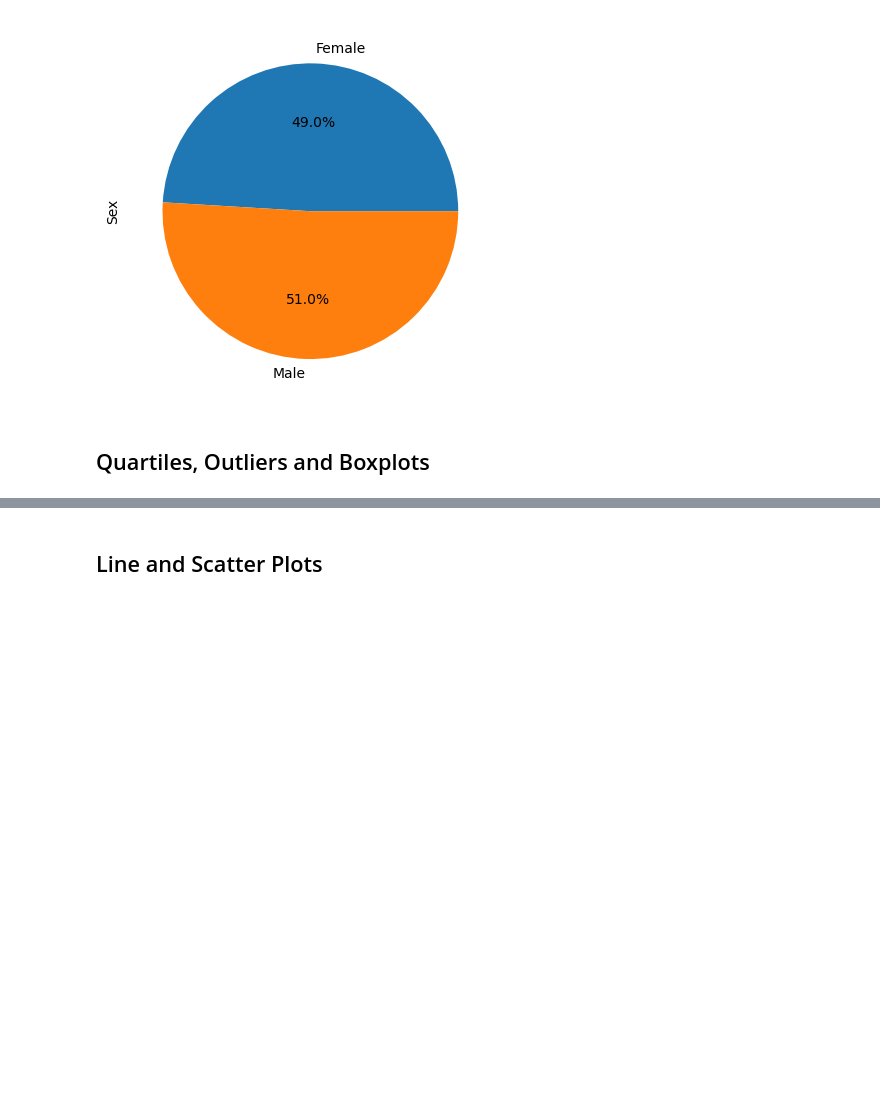
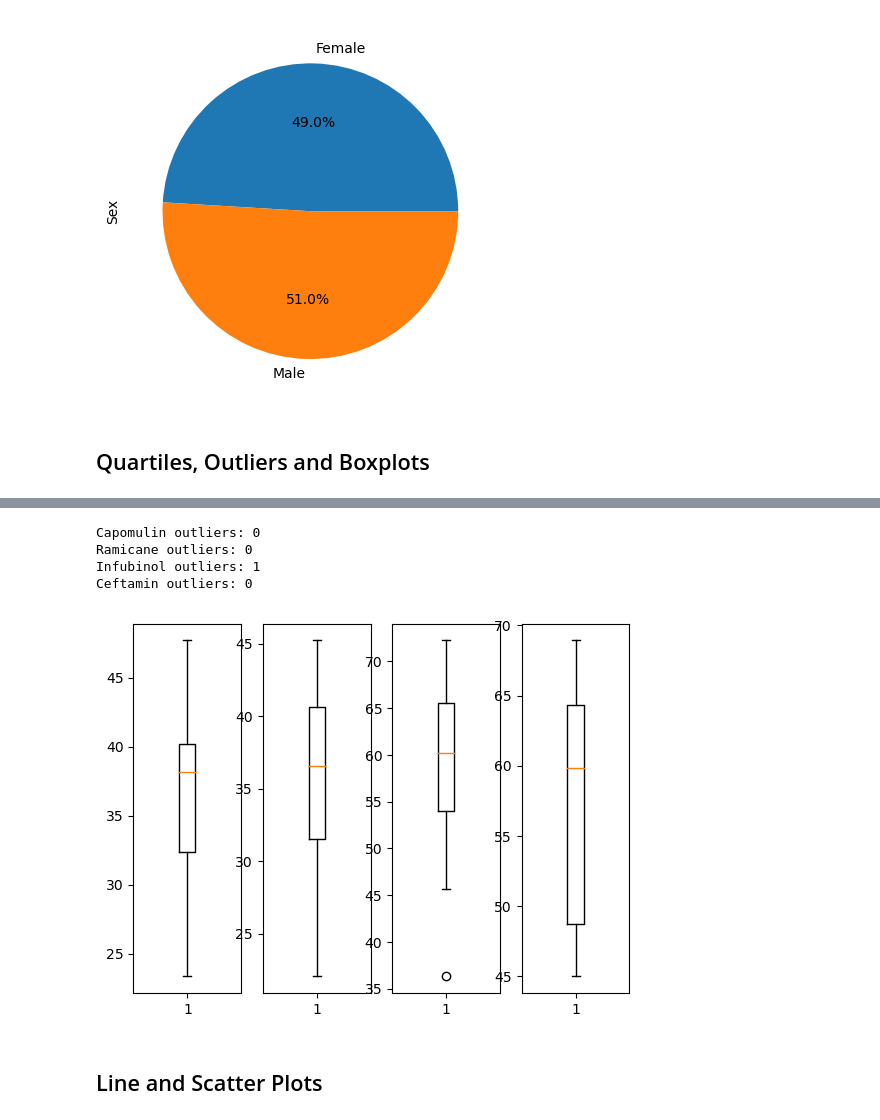
Before and after one commit to shruti-p-m/pymaceuticals-challenge, a Jupyter notebook: Pymaceuticals/pymaceuticals_starter.ipynb, the cells around one changed output, grey strips where cells are left out. Saved outputs shown, nothing was run; the diff lists cells and outputs as text; code cells hidden in the pictures; blank space fills up the shorter version.

```diff
--- a/Pymaceuticals/pymaceuticals_starter.ipynb
+++ b/Pymaceuticals/pymaceuticals_starter.ipynb
@@ -236,3 +191,74 @@ Ceftamin's potential outliers: Series([], Name: Tumor Volume (mm3), dtype: float
+# %%
+# Put treatments into a list for for loop (and later for plot labels)
+treatments = ["Capomulin", "Ramicane", "Infubinol", "Ceftamin"]
+
+# Create empty list to fill with tumor vol data (for plotting)
+capomulin_data = []
+ramicane_data = []
+infubinol_data = []
+ceftamin_data = []
+
+# Locate the rows which contain mice on each drug and get the tumor volumes
+for row in range(len(last_tumor_df["Drug Regimen"])):
+    if last_tumor_df["Drug Regimen"][row]== "Capomulin":
+        capomulin_data.append(last_tumor_df["Tumor Volume (mm3)"][row])
+    elif last_tumor_df["Drug Regimen"][row]== "Ramicane":
+        ramicane_data.append(last_tumor_df["Tumor Volume (mm3)"][row])
+    elif last_tumor_df["Drug Regimen"][row]== "Infubinol":
+        infubinol_data.append(last_tumor_df["Tumor Volume (mm3)"][row])
+    elif last_tumor_df["Drug Regimen"][row]== "Ceftamin":
+        ceftamin_data.append(last_tumor_df["Tumor Volume (mm3)"][row])
+
+capomulin_data = pd.DataFrame({"Tumor Volume (mm3)":capomulin_data})
+ramicane_data = pd.DataFrame({"Tumor Volume (mm3)":ramicane_data})
+infubinol_data = pd.DataFrame({"Tumor Volume (mm3)":infubinol_data})
+ceftamin_data = pd.DataFrame({"Tumor Volume (mm3)":ceftamin_data})
+
+#setting for loop to find outliers
+for drug in range(len(treatments)):
+    #setting the data to be run depending on the treatment
+    if treatments[drug] == "Capomulin":
+        data = capomulin_data
+    elif treatments[drug] == "Ramicane":
+        data = ramicane_data
+    elif treatments[drug] == "Infubinol":
+        data = infubinol_data
+    elif treatments[drug] == "Ceftamin":
+        data = ceftamin_data
+
+    # Calculate the IQR and quantitatively determine if there are any potential outliers.
+    quartiles  = data["Tumor Volume (mm3)"].quantile([.25,.5,.75])
+    first= quartiles[0.25]
+    third= quartiles[0.75]
+    iqr  = third  - first
+    lower_bound  = first  - (1.5 * iqr)
+    upper_bound = third  + (1.5 * iqr )
+
+    # Determine outliers using upper and lower bounds
+    outliers = data.loc[(data["Tumor Volume (mm3)"]  < lower_bound ) |
+                                   (data["Tumor Volume (mm3)"]  > upper_bound )]
+    count_outliers = len(outliers)
+
+    print(f"{treatments[drug]} outliers: {count_outliers}")
+# %% [output]
+Capomulin outliers: 0
+Ramicane outliers: 0
+Infubinol outliers: 1
+Ceftamin outliers: 0
+# %%
+# Generate a box plot that shows the distrubution of the tumor volume for each treatment group.
+#https://matplotlib.org/stable/gallery/statistics/boxplot_demo.html
+from matplotlib.patches import Polygon
+
+fig, axs = plt.subplots(1,4)
+axs[0].boxplot(capomulin_data["Tumor Volume (mm3)"])
+axs[1].boxplot(ramicane_data["Tumor Volume (mm3)"])
+axs[2].boxplot(infubinol_data["Tumor Volume (mm3)"])
+axs[3].boxplot(ceftamin_data["Tumor Volume (mm3)"])
+
+plt.show()
+# %% [output]
+[figure, added]
 # %% [markdown]
 ## Line and Scatter Plots
 # %%
```
Also changed, not shown: parts of 11 cells of this notebook.
